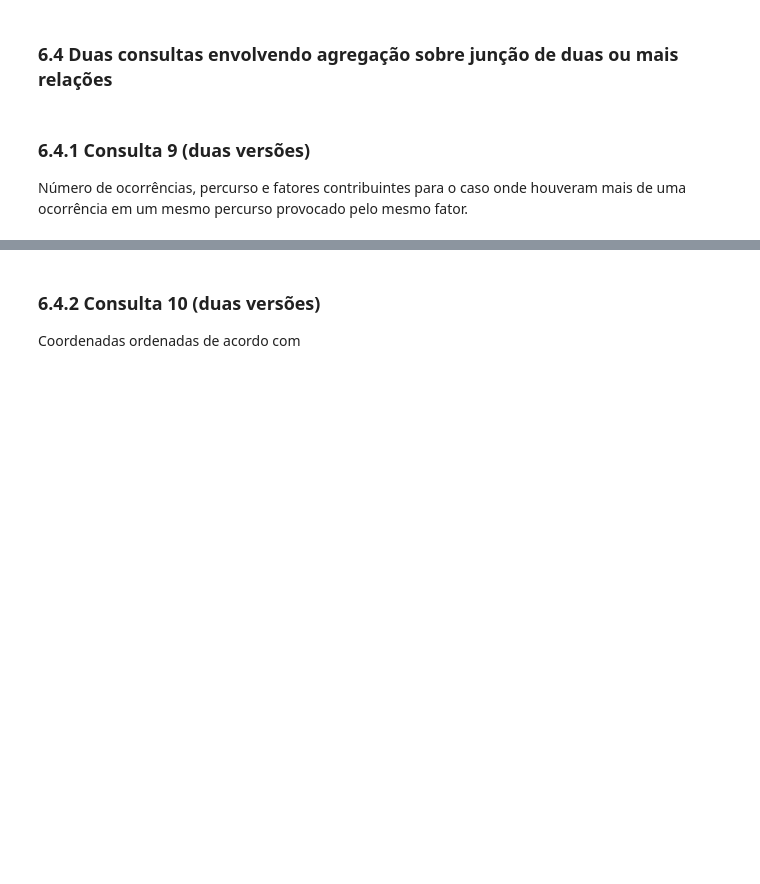
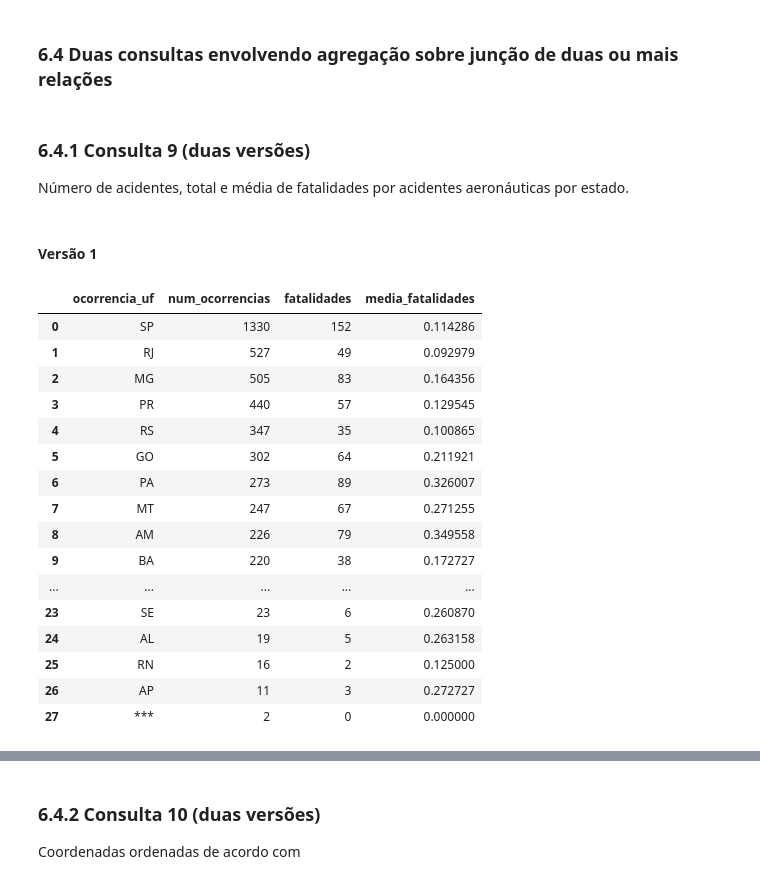
Before and after one commit to otavio-silva/IBD-TP2, a Jupyter notebook: code/TrabalhoPratico02.ipynb, the cells around one changed output, grey strips where cells are left out. Saved outputs shown, nothing was run; the diff lists cells and outputs as text; code cells hidden in the pictures; blank space fills up the shorter version.

Commit message:
Consulta 9: Número de acidentes, total e média de fatalidades por acidentes aeronáuticas por estado.

```diff
--- a/code/TrabalhoPratico02.ipynb
+++ b/code/TrabalhoPratico02.ipynb
@@ -792,4 +792,4 @@ pd.read_sql(query, conn)
 ### 6.4 Duas consultas envolvendo agregação sobre junção de duas ou mais relações
 # %% [markdown]
 ### 6.4.1 Consulta 9 (duas versões)
-Número de ocorrências, percurso e fatores contribuintes para o caso onde houveram mais de uma ocorrência em um mesmo percurso provocado pelo mesmo fator.
+Número de acidentes, total e média de fatalidades por acidentes aeronáuticas por estado.
@@ -799,0 +796,32 @@ Número de ocorrências, percurso e fatores contribuintes para o caso onde houve
+# %% [markdown]
+#### Versão 1
+# %%
+query = """
+        SELECT ocorrencia_uf,
+               COUNT(*) AS num_ocorrencias,
+               SUM(total_fatalidades) AS fatalidades,
+               AVG(total_fatalidades) AS media_fatalidades
+        FROM Ocorrencias NATURAL JOIN AeronavesEnvolvidas
+        GROUP BY ocorrencia_uf
+        ORDER BY num_ocorrencias DESC
+        """
+
+pd.read_sql(query, conn)
+# %% [output]
+|  | ocorrencia_uf | num_ocorrencias | fatalidades | media_fatalidades |
+| 0 | SP | 1330 | 152 | 0.114286 |
+| 1 | RJ | 527 | 49 | 0.092979 |
+| 2 | MG | 505 | 83 | 0.164356 |
+| 3 | PR | 440 | 57 | 0.129545 |
+| 4 | RS | 347 | 35 | 0.100865 |
+| 5 | GO | 302 | 64 | 0.211921 |
+| 6 | PA | 273 | 89 | 0.326007 |
+| 7 | MT | 247 | 67 | 0.271255 |
+| 8 | AM | 226 | 79 | 0.349558 |
+| 9 | BA | 220 | 38 | 0.172727 |
+| ... | ... | ... | ... | ... |
+| 23 | SE | 23 | 6 | 0.260870 |
+| 24 | AL | 19 | 5 | 0.263158 |
+| 25 | RN | 16 | 2 | 0.125000 |
+| 26 | AP | 11 | 3 | 0.272727 |
+| 27 | *** | 2 | 0 | 0.000000 |
```
Also changed, not shown: parts of 9 cells of this notebook.
